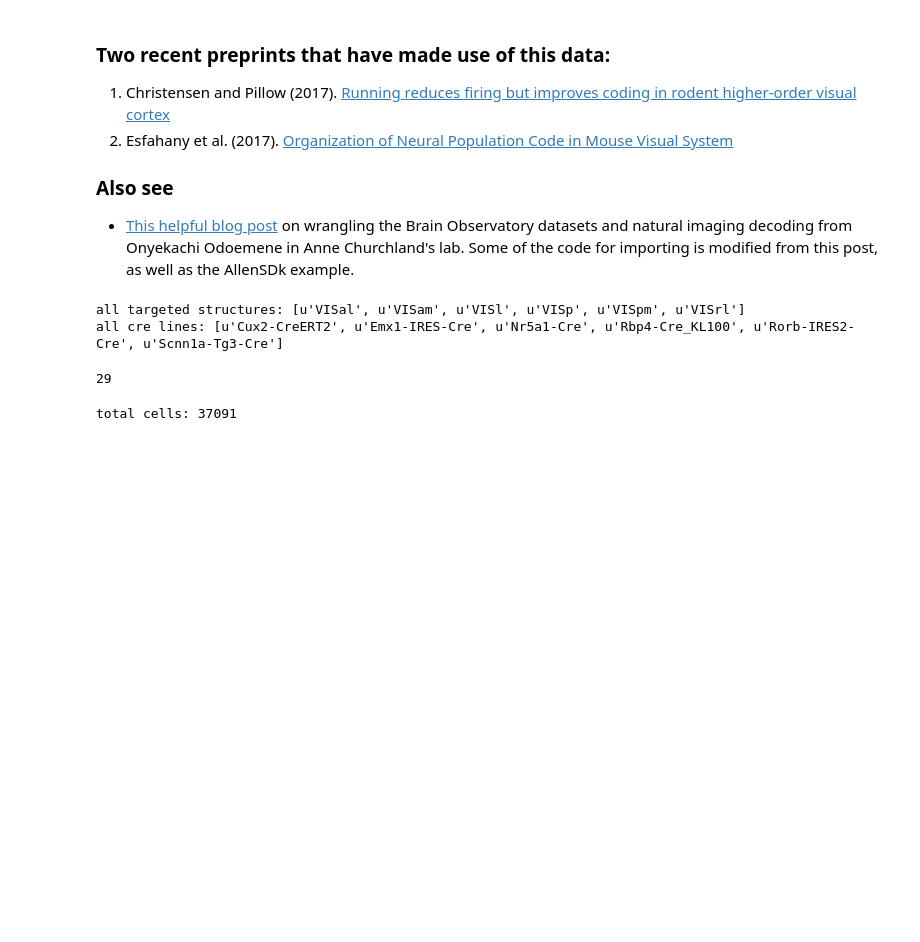
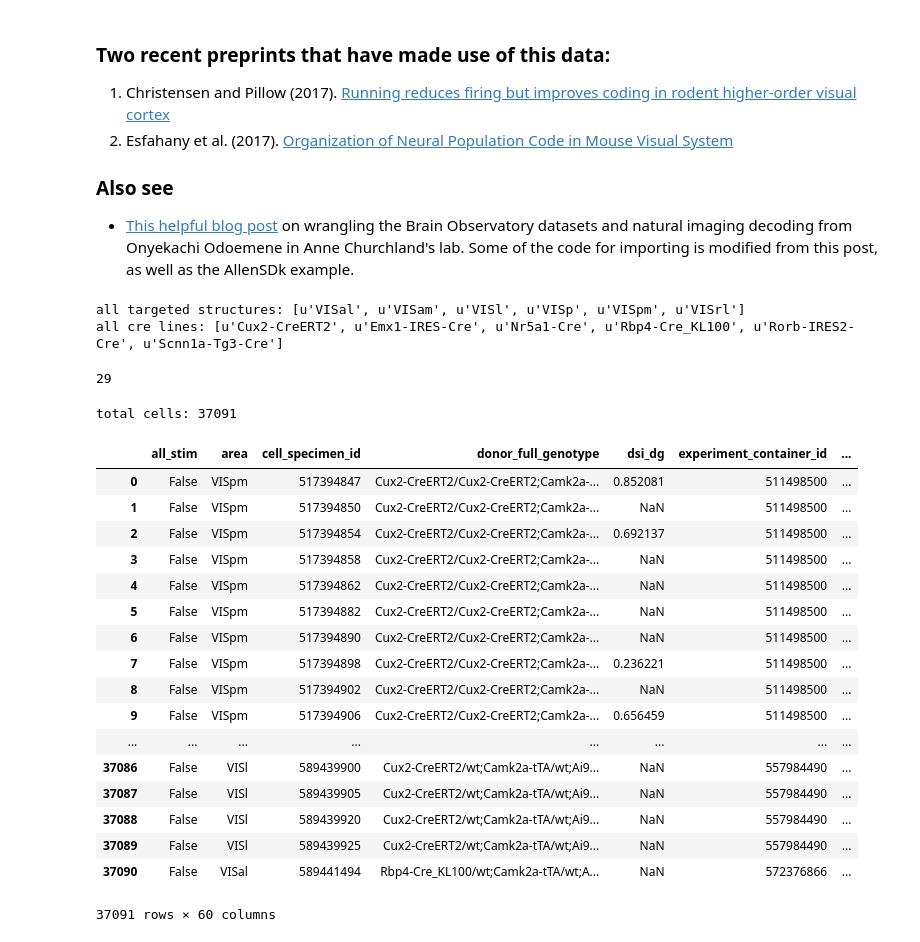
Before and after one commit to davidhbrann/CompClub-sklearn, a Jupyter notebook: 2_Allen_Brain_Observatory.ipynb, the cells around one changed output. Drawn from its saved outputs; the diff is of its cells as text; code cells hidden in the pictures; blank space fills up the shorter version.

```diff
--- a/2_Allen_Brain_Observatory.ipynb
+++ b/2_Allen_Brain_Observatory.ipynb
@@ -53,3 +53,24 @@ cells = pd.DataFrame.from_records(cells)
 print("total cells: %d" % len(cells))
 # %% [output]
 total cells: 37091
+# %%
+cells
+# %% [output]
+|  | all_stim | area | cell_specimen_id | donor_full_genotype | dsi_dg | experiment_container_id | ... |
+| 0 | False | VISpm | 517394847 | Cux2-CreERT2/Cux2-CreERT2;Camk2a-... | 0.852081 | 511498500 | ... |
+| 1 | False | VISpm | 517394850 | Cux2-CreERT2/Cux2-CreERT2;Camk2a-... | NaN | 511498500 | ... |
+| 2 | False | VISpm | 517394854 | Cux2-CreERT2/Cux2-CreERT2;Camk2a-... | 0.692137 | 511498500 | ... |
+| 3 | False | VISpm | 517394858 | Cux2-CreERT2/Cux2-CreERT2;Camk2a-... | NaN | 511498500 | ... |
+| 4 | False | VISpm | 517394862 | Cux2-CreERT2/Cux2-CreERT2;Camk2a-... | NaN | 511498500 | ... |
+| 5 | False | VISpm | 517394882 | Cux2-CreERT2/Cux2-CreERT2;Camk2a-... | NaN | 511498500 | ... |
+| 6 | False | VISpm | 517394890 | Cux2-CreERT2/Cux2-CreERT2;Camk2a-... | NaN | 511498500 | ... |
+| 7 | False | VISpm | 517394898 | Cux2-CreERT2/Cux2-CreERT2;Camk2a-... | 0.236221 | 511498500 | ... |
+| 8 | False | VISpm | 517394902 | Cux2-CreERT2/Cux2-CreERT2;Camk2a-... | NaN | 511498500 | ... |
+| 9 | False | VISpm | 517394906 | Cux2-CreERT2/Cux2-CreERT2;Camk2a-... | 0.656459 | 511498500 | ... |
+| ... | ... | ... | ... | ... | ... | ... | ... |
+| 37086 | False | VISl | 589439900 | Cux2-CreERT2/wt;Camk2a-tTA/wt;Ai9... | NaN | 557984490 | ... |
+| 37087 | False | VISl | 589439905 | Cux2-CreERT2/wt;Camk2a-tTA/wt;Ai9... | NaN | 557984490 | ... |
+| 37088 | False | VISl | 589439920 | Cux2-CreERT2/wt;Camk2a-tTA/wt;Ai9... | NaN | 557984490 | ... |
+| 37089 | False | VISl | 589439925 | Cux2-CreERT2/wt;Camk2a-tTA/wt;Ai9... | NaN | 557984490 | ... |
+| 37090 | False | VISal | 589441494 | Rbp4-Cre_KL100/wt;Camk2a-tTA/wt;A... | NaN | 572376866 | ... |
+37091 rows × 60 columns
```
Also changed, not shown: 1 other file.
